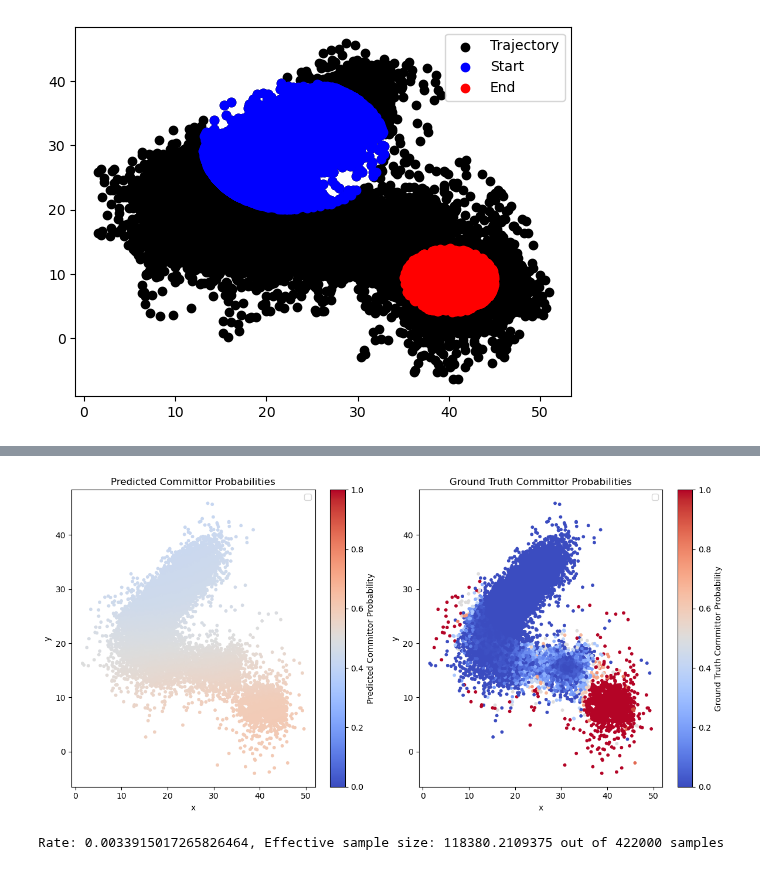
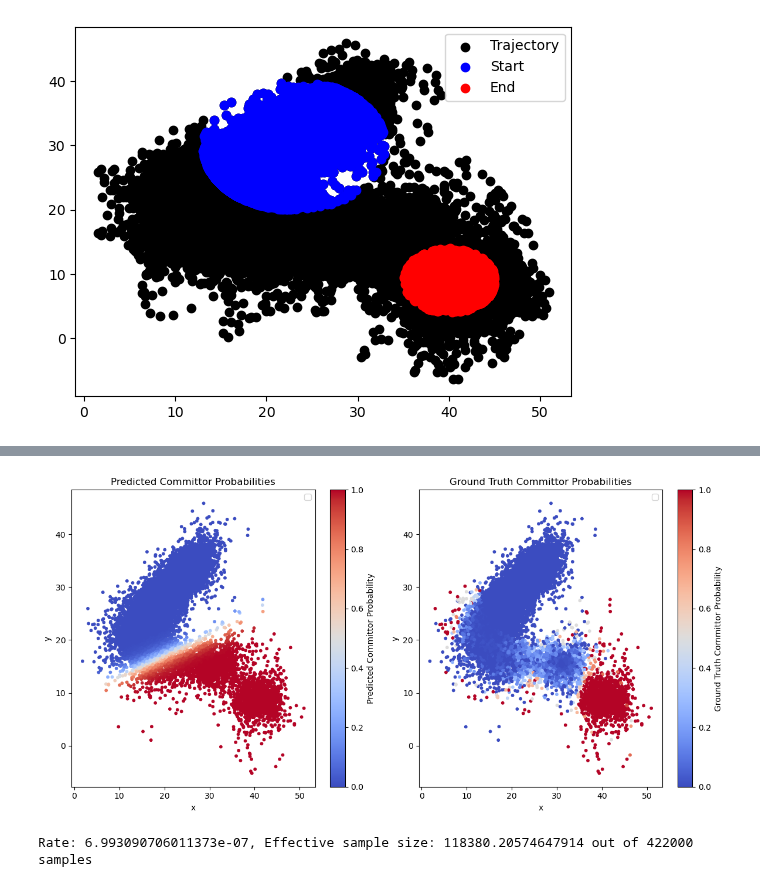
Before and after one commit to michael-psenka/OM-TPS, a Jupyter notebook: train_committor_mb.ipynb, the cells around one changed output, grey strips where cells are left out. Cells and saved outputs as stored; diff of their text form; code cells hidden in the pictures.

Commit message:
MB FEM computation up and running, need to replace with the correct potential params

```diff
--- a/train_committor_mb.ipynb
+++ b/train_committor_mb.ipynb
@@ -168,6 +168,7 @@ from sklearn.model_selection import train_test_split
 import torch.nn.functional as F
 import torch.nn as nn
 from tqdm import tqdm
+from ase import units
 
 committor_probs  = get_gt_committor_probs(all_pos, start_indicator,end_indicator, calculator)
 plot_samples(all_pos.reshape(-1, 2), committor_probs.reshape(-1, 2))
@@ -218,13 +219,14 @@ std = torch.tensor(mean).to(device).to(torch.float32)
 batch_size = 1024
 n_epochs = 5
 max_data_size = 422000
+filter_transition = True
 sl_loss_coeff = 0.0
 grad_loss_coeff = 1.0
 start_loss_coeff = 20.0
 end_loss_coeff = 20.0
 gt_traj = all_pos.reshape(-1, 2)
 idxs = np.random.choice(gt_traj.shape[0], max_data_size, replace=False)
-optimizer = torch.optim.Adam(committor_model.parameters(), lr=1e-5)
+optimizer = torch.optim.Adam(committor_model.parameters(), lr=1e-3)
 scheduler = linear_warmup_cosine_decay_lr_scheduler(optimizer, warmup_steps = 200, \
                                                         total_steps = n_epochs * int(0.8 * max_data_size / batch_size), \
                                                         lr_min=0.9, lr_max=1.0)
@@ -233,7 +235,12 @@ test_losses = []
 
 # split sampled_mol and cluster_assignments into train test sets
 gt_traj_keep = gt_traj[idxs]
-# gt_traj_keep = gt_traj_keep - gt_traj_keep.mean(1, keepdims=True)
+
+# Compute importance-sampling weights (ideally from likelihood estimate of the generative model, but for now the Bolzmann-factors from the analytical energy function
+energies = calculator.get_energy(gt_traj_keep)
+min_energy = energies.min()
+reweighting_factors_keep = torch.exp(-(energies - min_energy) / (units.kB * 116045))
+reweighting_factors_keep = reweighting_factors_keep / reweighting_factors_keep.sum()
 
 start_mask_keep = start_indicator.reshape(-1, 1)[idxs]
 end_mask_keep = end_indicator.reshape(-1, 1)[idxs]
@@ -241,18 +248,18 @@ end_mask_keep = end_indicator.reshape(-1, 1)[idxs]
 gt_probs_keep = committor_probs.reshape(-1,1)[idxs]
 
 # TODO: investigate whether the stochasticity in results is due to the random split, the random initialization of the model, or the shuffling of the dataloader
-x_train, x_test, start_train, start_test, end_train, end_test, probs_train, probs_test = train_test_split(gt_traj_keep, start_mask_keep, end_mask_keep, gt_probs_keep, test_size=0.2)
-trainset = torch.utils.data.TensorDataset(torch.tensor(x_train), torch.tensor(start_train), torch.tensor(end_train), torch.tensor(probs_train))
+x_train, x_test, start_train, start_test, end_train, end_test, probs_train, probs_test, weight_train, weight_test = train_test_split(gt_traj_keep, start_mask_keep, end_mask_keep, gt_probs_keep, reweighting_factors_keep, test_size=0.2)
+trainset = torch.utils.data.TensorDataset(torch.tensor(x_train), torch.tensor(start_train), torch.tensor(end_train), torch.tensor(probs_train), torch.tensor(weight_train))
 train_dataloader = torch.utils.data.DataLoader(trainset, batch_size=batch_size, shuffle=True)
 
-testset = torch.utils.data.TensorDataset(torch.tensor(x_test), torch.tensor(start_test), torch.tensor(end_test), torch.tensor(probs_test))
+testset = torch.utils.data.TensorDataset(torch.tensor(x_test), torch.tensor(start_test), torch.tensor(end_test), torch.tensor(probs_test), torch.tensor(weight_test))
 test_dataloader = torch.utils.data.DataLoader(testset, batch_size=batch_size, shuffle=False)
 
 for e in range(n_epochs):
     committor_model.train()
     print("Epoch ", e)
-    for x, start, end, prob in tqdm(train_dataloader):
-
+    for x, start, end, prob, weights in tqdm(train_dataloader):
+        weights = weights.unsqueeze(-1).to(device)
         optimizer.zero_grad()
         x = x.to(device).requires_grad_(True)
         x = (x - mean) / std
@@ -260,7 +267,10 @@ for e in range(n_epochs):
         start = start.to(device)
         end = end.to(device)
         prob = prob.to(device)
-        transition_mask = torch.logical_and(~start, ~end)
+        if filter_transition:
+            transition_mask = torch.logical_and(~start, ~end)
+        else:
+            transition_mask = torch.ones_like(start)
         pred_prob = committor_model(x)
         grad_prob = torch.autograd.grad(
             outputs=pred_prob,  # [batch_size]
@@ -275,7 +285,9 @@ for e in range(n_epochs):
         end_boundary_loss = 0
 
         # if transition_mask.sum() > 0:
-        grad_loss = grad_prob.square().sum(-1, keepdim = True)[transition_mask].mean()
+        batch_weights = weights[transition_mask]
+        batch_weights = batch_weights / batch_weights.sum()
+        grad_loss = (batch_weights * grad_prob.square().sum(-1, keepdim = True)[transition_mask]).sum()
         if start.sum() > 0:
             start_boundary_loss = (pred_prob**2)[start].mean()
         if end.sum() > 0:
@@ -293,14 +305,18 @@ for e in range(n_epochs):
     # Test the model on the test set
     committor_model.eval()
     tls = []
-    for x, start, end, prob in test_dataloader:
+    for x, start, end, prob, weights in test_dataloader:
+        weights = weights.unsqueeze(-1).to(device)
         x = x.to(device).requires_grad_(True)
         x = (x - mean) / std
         x = x.to(torch.float32)
         start = start.to(device)
         end = end.to(device)
         prob = prob.to(device)
-        transition_mask = torch.logical_and(~start, ~end)
+        if filter_transition:
+            transition_mask = torch.logical_and(~start, ~end)
+        else:
+            transition_mask = torch.ones_like(start)
         pred_prob = committor_model(x)
         grad_prob = torch.autograd.grad(
             outputs=pred_prob,  # [batch_size]
@@ -316,7 +332,9 @@ for e in range(n_epochs):
 
         # if transition_mask.sum() > 0:
 
-        grad_loss = grad_prob.square().sum(-1, keepdim = True)[transition_mask].mean()
+        batch_weights = weights[transition_mask]
+        batch_weights = batch_weights / batch_weights.sum()
+        grad_loss = (batch_weights * grad_prob.square().sum(-1, keepdim = True)[transition_mask]).sum()
         if start.sum() > 0:
             start_boundary_loss = (pred_prob**2)[start].mean()
         if start.sum() > 0:
@@ -352,40 +367,40 @@ Epoch  4
 committor_model.eval()
 
 committor_probs = []
-for x, _, _, _ in test_dataloader:
+for x, _, _, _, _dh in test_dataloader:
     x = x.to(device).requires_grad_(True)
     x = (x - mean) / std
     x = x.to(torch.float32)
     pred_prob = committor_model(x)
     committor_probs.append(pred_prob.detach())
 
 committor_probs = torch.cat(committor_probs).cpu().detach().numpy()
 
 # Create a side-by-side plot
 fig, axs = plt.subplots(1, 2, figsize=(12, 6))
 
 # Plot the predicted committor probabilities
 scatter1 = axs[0].scatter(x_test[:, 0], x_test[:, 1], c=committor_probs, cmap='coolwarm', s=10)
 axs[0].set_title('Predicted Committor Probabilities')
 axs[0].set_xlabel('x')
 axs[0].set_ylabel('y')
 axs[0].legend()
 plt.colorbar(scatter1, ax=axs[0], label='Predicted Committor Probability')
 scatter1.set_clim(0, 1)
 
 # Plot the ground truth committor probabilities
 scatter2 = axs[1].scatter(x_test[:, 0], x_test[:, 1], c=probs_test, cmap='coolwarm', s=10)
 axs[1].set_title('Ground Truth Committor Probabilities')
 axs[1].set_xlabel('x')
 axs[1].set_ylabel('y')
 axs[1].legend()
 plt.colorbar(scatter2, ax=axs[1], label='Ground Truth Committor Probability')
 scatter2.set_clim(0, 1)
 
 # Adjust layout and display the plot
 plt.tight_layout()
 plt.show()
 # %% [output]
-[figure, old version]
+[figure, new version]
 # %%
 from ase import units
@@ -434,4 +443,4 @@ def compute_rates(samples, committor_model, calculator):
 # %%
-rate, N_eff, weights = compute_rates(torch.tensor(gt_traj_keep), committor_model, calculator)
+rate, N_eff = compute_rates(torch.tensor(gt_traj_keep), torch.tensor(reweighting_factors_keep).to(device), committor_model, calculator)
 # %% [output]
-Rate: 0.0033915017265826464, Effective sample size: 118380.2109375 out of 422000 samples
+Rate: 6.993090706011373e-07, Effective sample size: 118380.20574647914 out of 422000 samples
```
Also changed, not shown: parts of 2 cells of this notebook, 2 other files.
